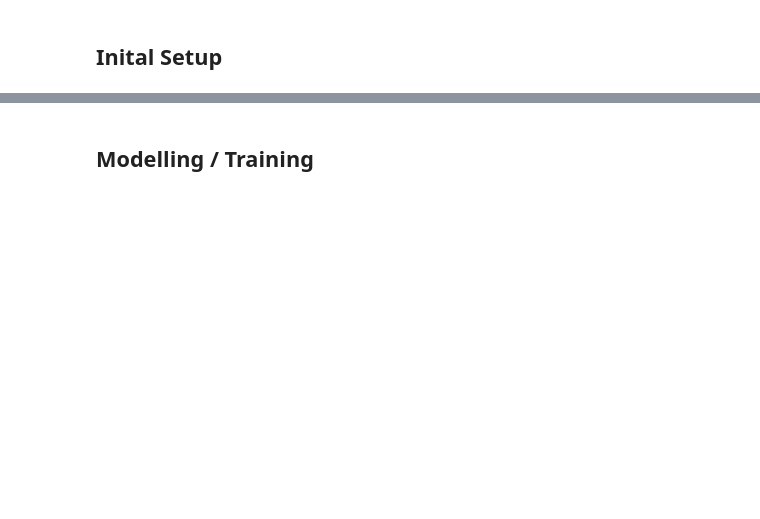
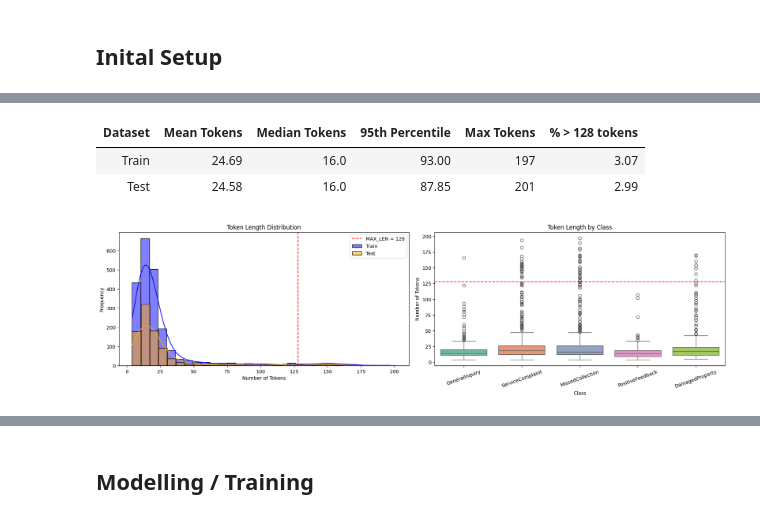
Before and after one commit to morrison-page/feedback-classification, a Jupyter notebook: customer-feedback.ipynb, the cells around one changed output, grey strips where cells are left out. Cells and saved outputs as stored; diff of their text form; code cells hidden in the pictures; blank space fills up the shorter version.

```diff
--- a/customer-feedback.ipynb
+++ b/customer-feedback.ipynb
@@ -71,0 +210,51 @@ Test set loaded: 904 rows, 2 columns
+# %%
+tokenizer = RobertaTokenizer.from_pretrained(MODEL_NAME)
+
+train_df['token_length'] = train_df['message'].apply(
+    lambda text: len(tokenizer.encode(text, add_special_tokens=True, truncation=False))
+)
+
+test_df['token_length'] = test_df['message'].apply(
+    lambda text: len(tokenizer.encode(text, add_special_tokens=True, truncation=False))
+)
+
+length_summary = pd.DataFrame({
+    'Dataset': ['Train', 'Test'],
+    'Mean Tokens': [train_df['token_length'].mean(), test_df['token_length'].mean()],
+    'Median Tokens': [train_df['token_length'].median(), test_df['token_length'].median()],
+    '95th Percentile': [train_df['token_length'].quantile(0.95), test_df['token_length'].quantile(0.95)],
+    'Max Tokens': [train_df['token_length'].max(), test_df['token_length'].max()],
+    f'% > {MAX_LEN} tokens': [
+        (train_df['token_length'] > MAX_LEN).mean() * 100,
+        (test_df['token_length'] > MAX_LEN).mean() * 100
+    ]
+}).round(2)
+
+display(HTML(length_summary.to_html(index=False)))
+# %% [output]
+| Dataset | Mean Tokens | Median Tokens | 95th Percentile | Max Tokens | % > 128 tokens |
+| Train | 24.69 | 16.0 | 93.00 | 197 | 3.07 |
+| Test | 24.58 | 16.0 | 87.85 | 201 | 2.99 |
+# %%
+fig, axs = plt.subplots(1, 2, figsize=(18, 5), constrained_layout=True)
+
+# Left - Token Length Distribution
+sns.histplot(train_df['token_length'], bins=30, color='blue', label='Train', kde=True, ax=axs[0])
+sns.histplot(test_df['token_length'], bins=30, color='orange', label='Test', kde=True, ax=axs[0])
+axs[0].axvline(MAX_LEN, color='red', linestyle='--', label=f'MAX_LEN = {MAX_LEN}')
+axs[0].set_title('Token Length Distribution')
+axs[0].set_xlabel('Number of Tokens')
+axs[0].set_ylabel('Frequency')
+axs[0].legend()
+
+# Right - Token Length by Class
+sns.boxplot(data=train_df, x='label', y='token_length', hue='label', palette='Set2', legend=False, ax=axs[1])
+axs[1].axhline(MAX_LEN, color='red', linestyle='--')
+axs[1].set_title('Token Length by Class')
+axs[1].set_xlabel('Class')
+axs[1].set_ylabel('Number of Tokens')
+axs[1].tick_params(axis='x', rotation=20)
+
+plt.show()
+# %% [output]
+[figure, added]
```
Also changed, not shown: parts of 38 cells of this notebook.
